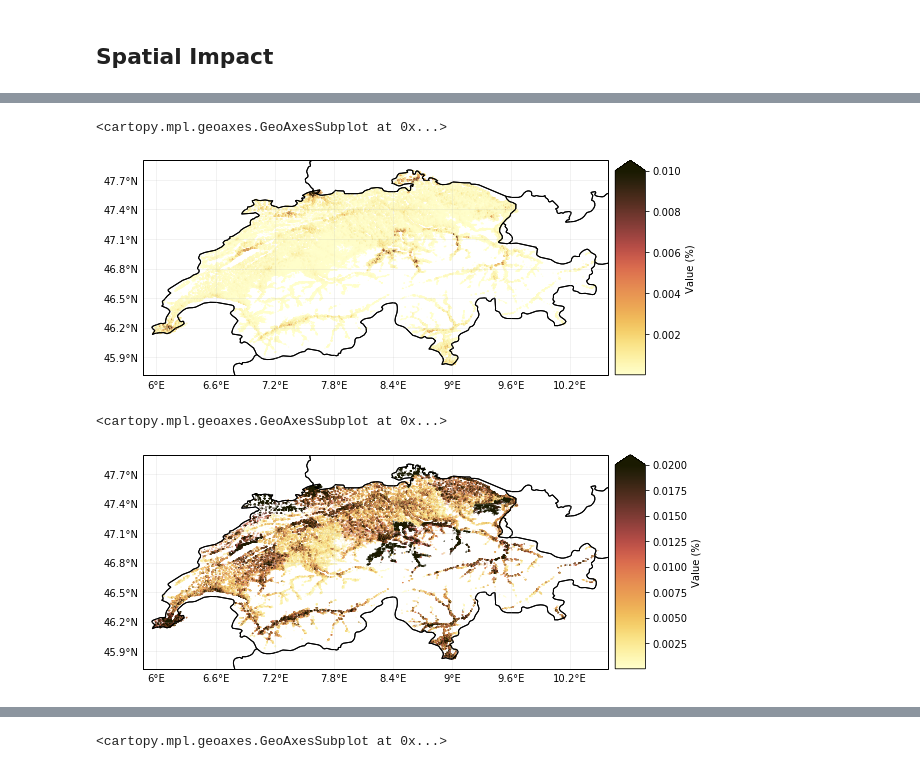
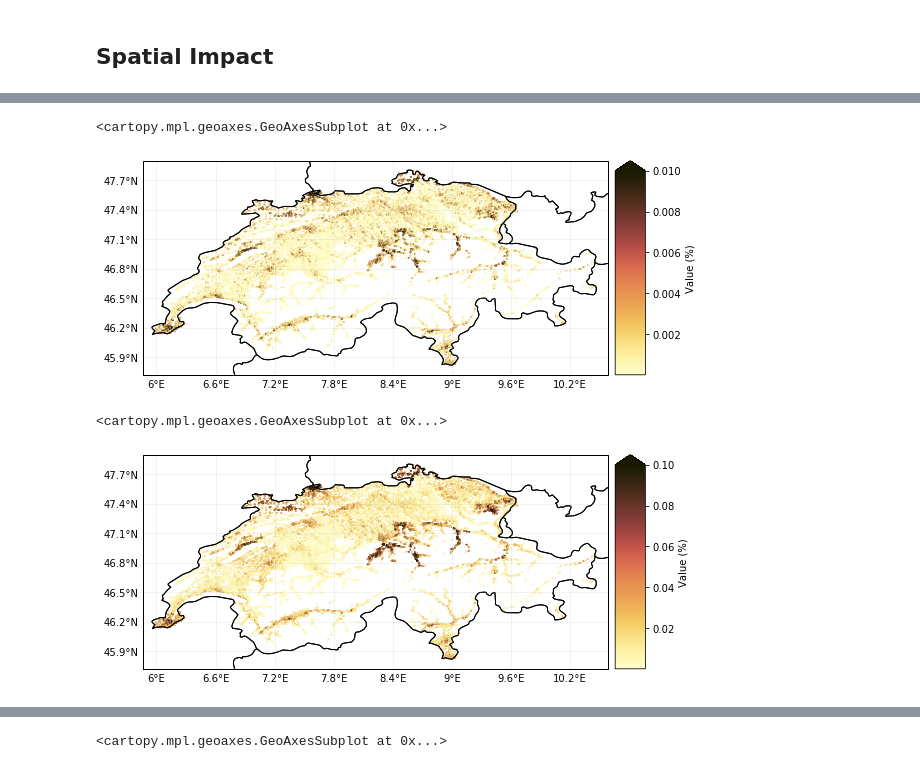
Before and after one commit to zeliest/heat_mortality_productivity_impacts, a Jupyter notebook: data_analysis/notebooks/results_mortality.ipynb, the cells around one changed output, grey strips where cells are left out. Saved outputs shown, nothing was run; the diff lists cells and outputs as text; code cells hidden in the pictures.

```diff
--- a/data_analysis/notebooks/results_mortality.ipynb
+++ b/data_analysis/notebooks/results_mortality.ipynb
@@ -92,22 +187,22 @@ impacts_mortality = pickle.load(pickle_in)
 impacts_mortality.years = [2020,2035,2050,2065,2080]
 impacts_mortality.categories = ['Under 75','Over 75']
 # %%
-category = 'Under 75'
+category = 'Over 75'
 categories_code = {'Over 75':'O', 'Under 75':'U'}
 cm = palettable.scientific.sequential.LaJolla_20.mpl_colormap
 
-impact = impacts_mortality.matrix_as_impact(impacts_mortality.median_impact_matrices['RCP85'][2050][category], exposures[category],percentage=True, unit='%')
-impact.plot_hexbin_impact_exposure(pop_name=False, cmap=cm, buffer=0.1,vmax=0.01, extend='max')
+impact = impacts_mortality.matrix_as_impact(impacts_mortality.median_impact_matrices['RCP85'][2050][category], exposures[category], unit='%')
+impact.plot_hexbin_impact_exposure(pop_name=False, cmap=cm, buffer=0.1, extend='max', vmax=0.01)
 
 #plt.savefig(''.join([fig_dir,'spatial_impact_2050_o75.pdf']),bbox_inches='tight')
 # %% [output]
 <cartopy.mpl.geoaxes.GeoAxesSubplot at 0x...>
-[figure, old version]
+[figure, new version]
 # %%
 category = 'Over 75'
 
 impact = impacts_mortality.matrix_as_impact(impacts_mortality.median_impact_matrices['RCP85'][2050][category], exposures[category],percentage=True, unit='%')
-impact.plot_hexbin_impact_exposure(pop_name=False, cmap=cm, buffer=0.1,vmax=0.02, extend='max')
+impact.plot_hexbin_impact_exposure(pop_name=False, cmap=cm, buffer=0.1,vmax=0.1, extend='max')
 # %% [output]
 <cartopy.mpl.geoaxes.GeoAxesSubplot at 0x...>
-[figure, old version]
+[figure, new version]
```
Also changed, not shown: parts of 14 cells of this notebook.
